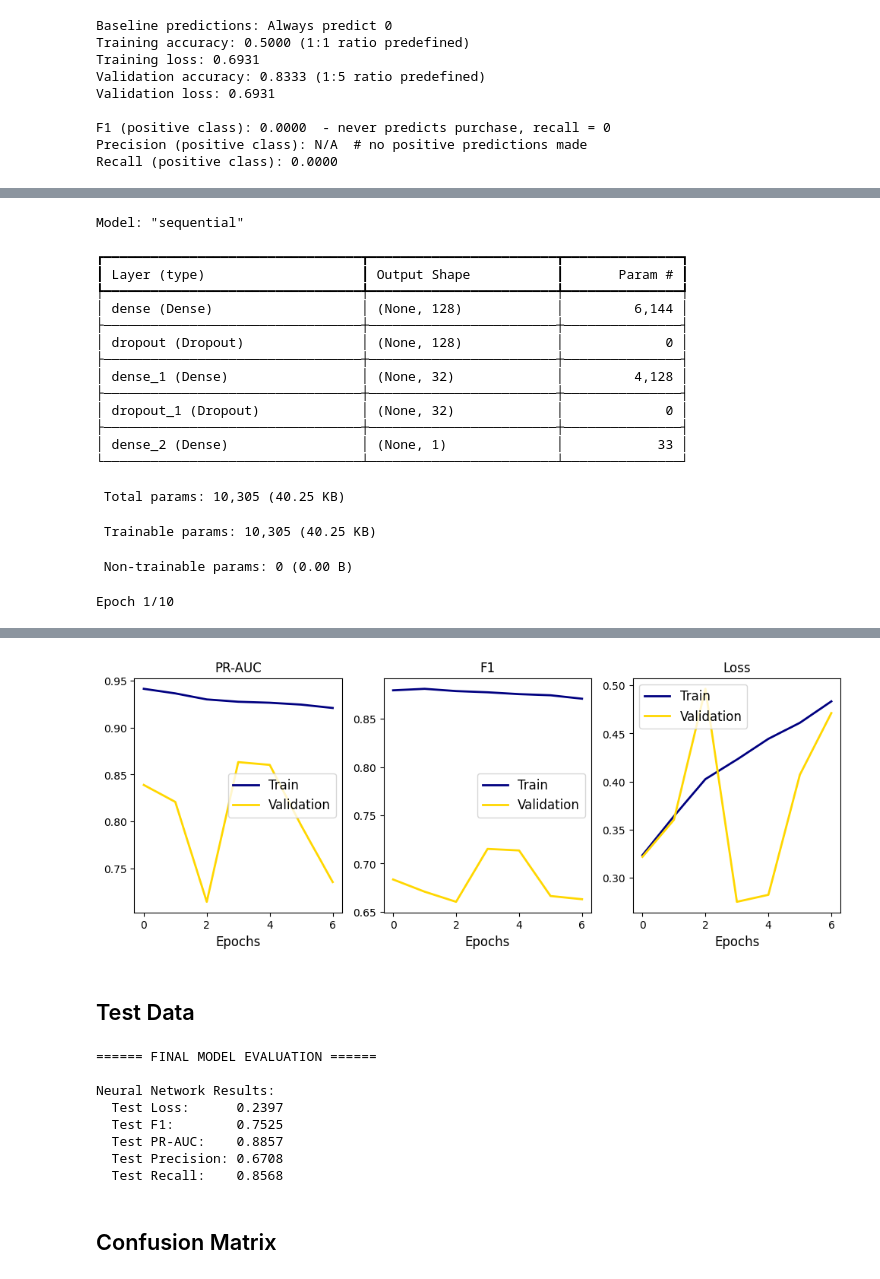
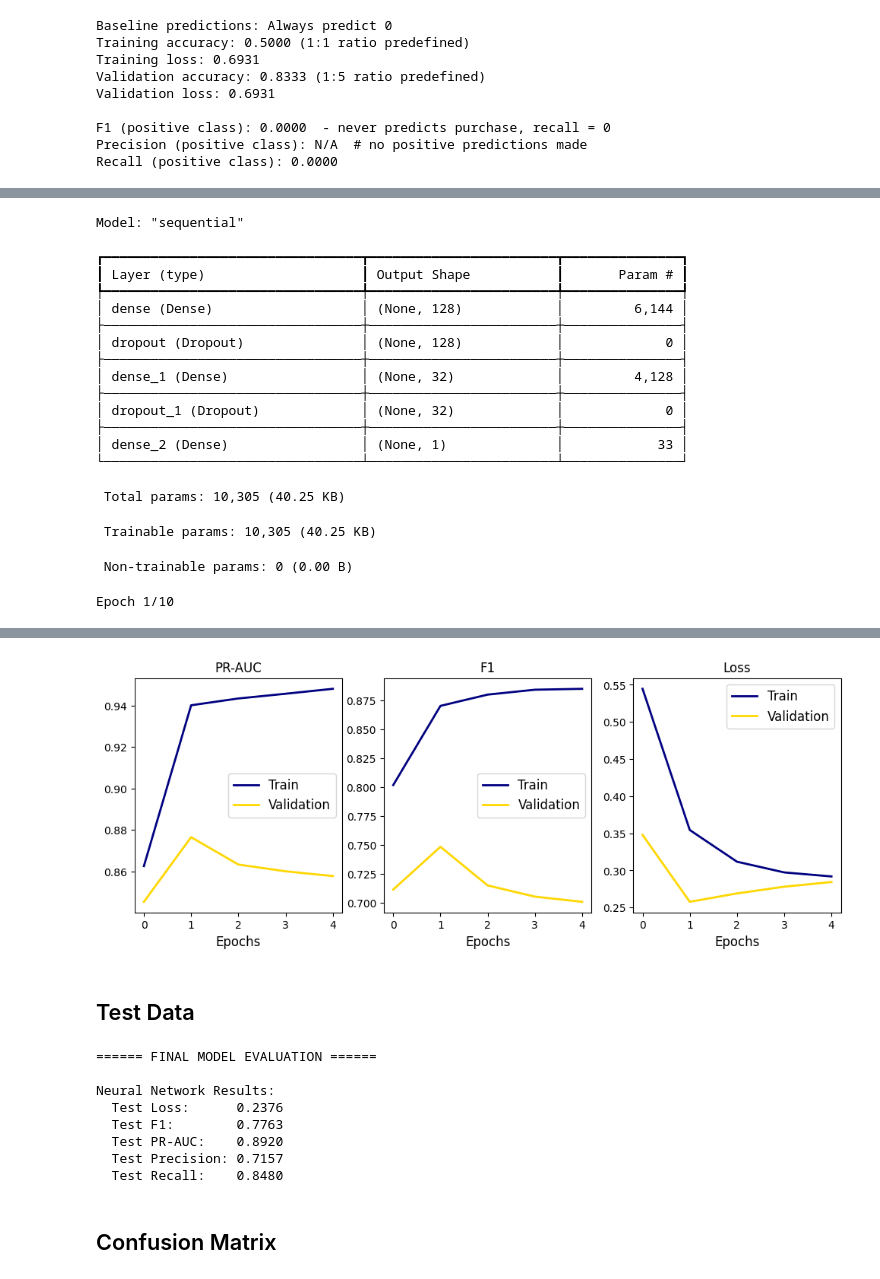
Before and after one commit to daveschaaf/mids_207_project, a Jupyter notebook: notebooks/05_purchase_prediction_nn.ipynb, the cells around one changed output, grey strips where cells are left out. Cells and saved outputs as stored; diff of their text form; code cells hidden in the pictures.

```diff
--- a/notebooks/05_purchase_prediction_nn.ipynb
+++ b/notebooks/05_purchase_prediction_nn.ipynb
@@ -404,7 +393,7 @@ def build_recommendation_model(num_features,
 
 model = build_recommendation_model(X_train_scaled.shape[1],
                                     hidden_layer_sizes=[128,32],
-                                    learning_rate=0.001,
+                                    learning_rate=0.0001,
                                     activation='relu',
                                     optimizer="Adam")
 model.summary()
@@ -419,7 +408,7 @@ early_stopping = tf.keras.callbacks.EarlyStopping(
 history = model.fit(X_train_scaled, y_train,
                     validation_data=(X_val_scaled, y_val),
                     epochs=10,
-                    batch_size=64,
+                    batch_size=512,
                     callbacks=[early_stopping],
                     verbose=1)
 
@@ -489,4 +474,4 @@ Epoch 7/10
-[figure, old version]
+[figure, new version]
 # %% [markdown]
 ## Test Data
 # %%
@@ -503,11 +488,11 @@ print(f"  Test Recall:    {test_recall:.4f}")
 ====== FINAL MODEL EVALUATION ======
 
 Neural Network Results:
-  Test Loss:      0.2397
-  Test F1:        0.7525
-  Test PR-AUC:    0.8857
-  Test Precision: 0.6708
-  Test Recall:    0.8568
+  Test Loss:      0.2376
+  Test F1:        0.7763
+  Test PR-AUC:    0.8920
+  Test Precision: 0.7157
+  Test Recall:    0.8480
 # %% [markdown]
 ## Confusion Matrix
 # %%
```
Also changed, not shown: parts of 7 cells of this notebook.
